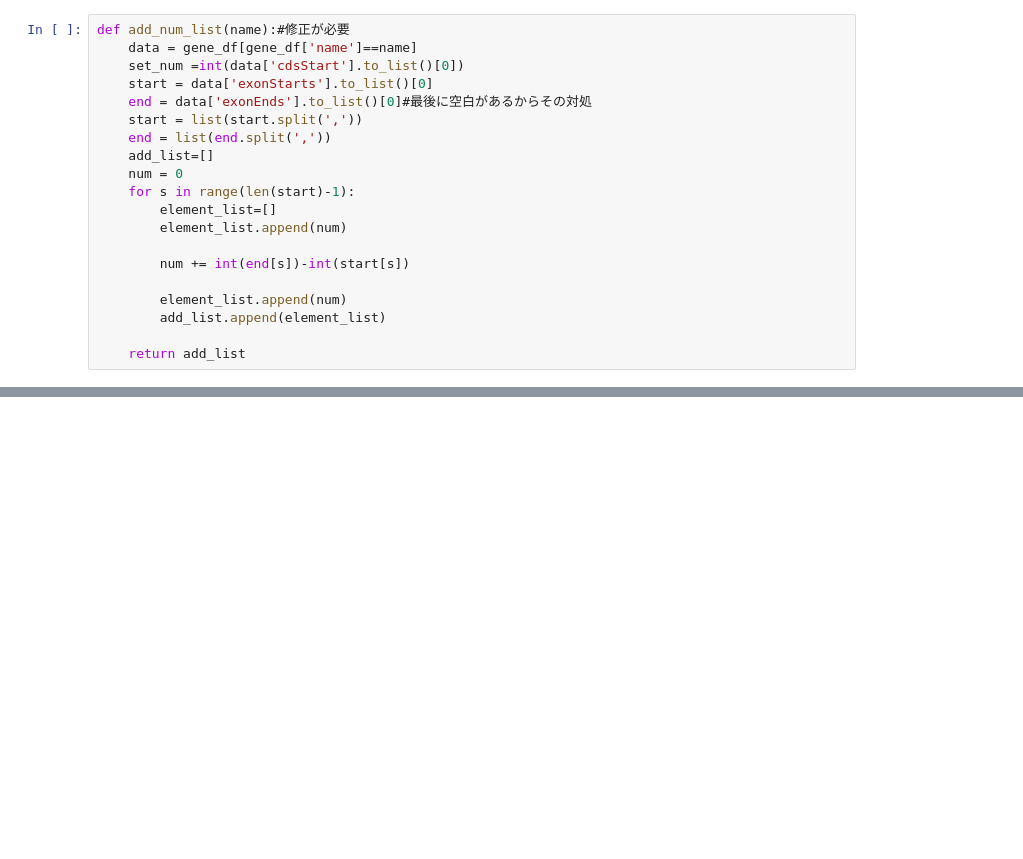
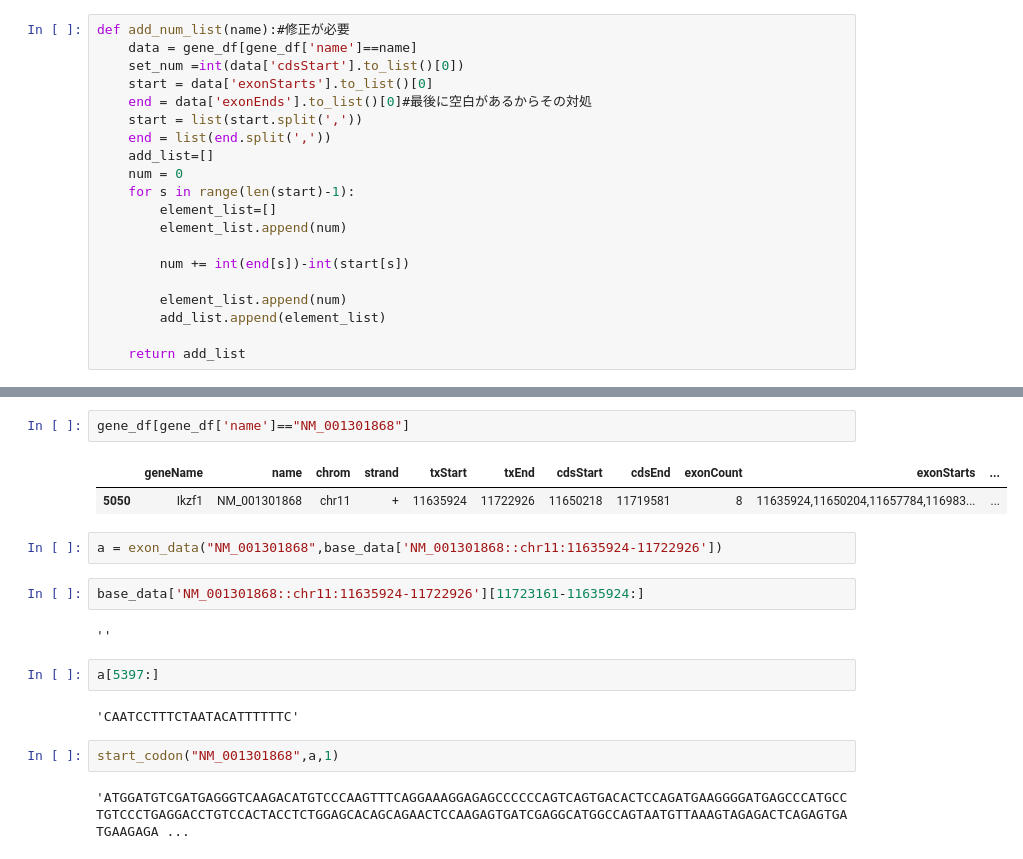
Before and after one commit to aki2274/KOnezumi-AID, a Jupyter notebook: scripts/狙える塩基_strand_plus.ipynb, the cells around one changed output, grey strips where cells are left out. Saved outputs shown, nothing was run; the diff lists cells and outputs as text; blank space fills up the shorter version.

```diff
--- a/scripts/狙える塩基_strand_plus.ipynb
+++ b/scripts/狙える塩基_strand_plus.ipynb
@@ -215 +262,20 @@ def add_num(name,number_list, interval_list):
     return add_result
+# %%
+gene_df[gene_df['name']=="NM_001301868"]
+# %% [output]
+|  | geneName | name | chrom | strand | txStart | txEnd | cdsStart | cdsEnd | exonCount | exonStarts | ... |
+| 5050 | Ikzf1 | NM_001301868 | chr11 | + | 11635924 | 11722926 | 11650218 | 11719581 | 8 | 11635924,11650204,11657784,116983... | ... |
+# %%
+a = exon_data("NM_001301868",base_data['NM_001301868::chr11:11635924-11722926'])
+# %%
+base_data['NM_001301868::chr11:11635924-11722926'][11723161-11635924:]
+# %% [output]
+''
+# %%
+a[5397:]
+# %% [output]
+'CAATCCTTTCTAATACATTTTTTC'
+# %%
+start_codon("NM_001301868",a,1)
+# %% [output]
+'ATGGATGTCGATGAGGGTCAAGACATGTCCCAAGTTTCAGGAAAGGAGAGCCCCCCAGTCAGTGACACTCCAGATGAAGGGGATGAGCCCATGCCTGTCCCTGAGGACCTGTCCACTACCTCTGGAGCACAGCAGAACTCCAAGAGTGATCGAGGCATGGCCAGTAATGTTAAAGTAGAGACTCAGAGTGATGAAGAGA ...
```
Also changed, not shown: parts of 13 cells of this notebook.
